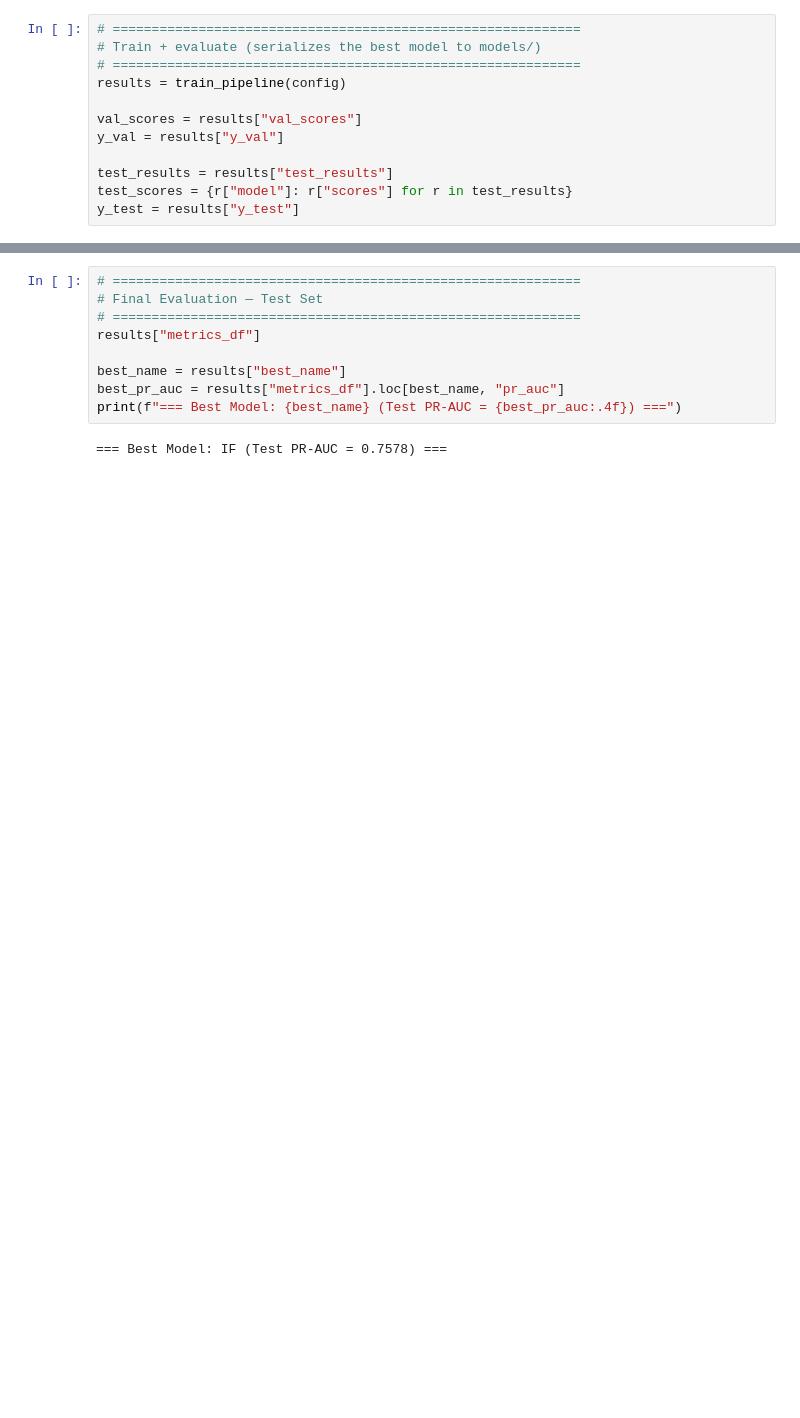
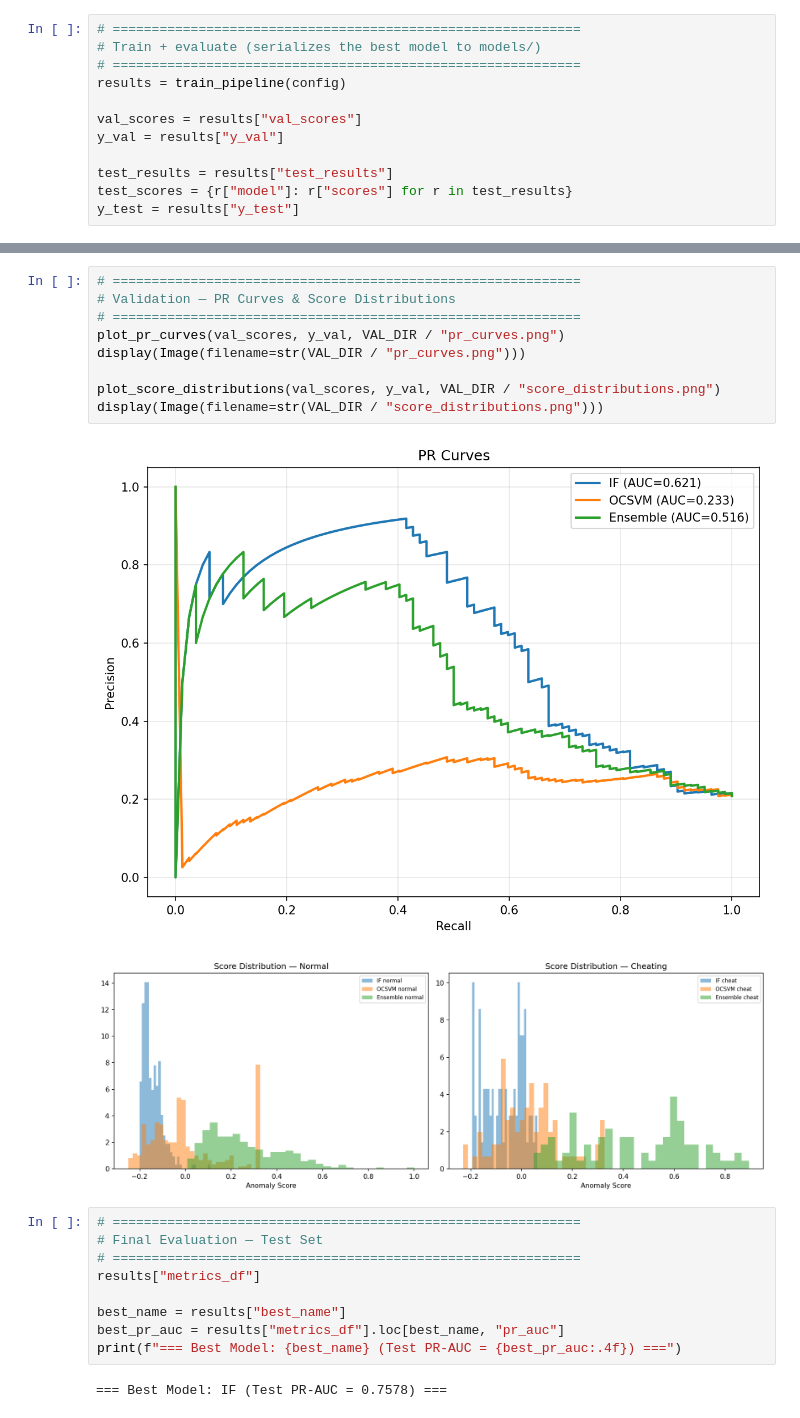
Before and after one commit to AsserMahmoud-DS/Proctoring-Behavioral-Anomaly-Detection, a Jupyter notebook: notebooks/train_evaluate.ipynb, the cells around one changed output, grey strips where cells are left out. Drawn from its saved outputs; the diff is of its cells as text; blank space fills up the shorter version.

```diff
--- a/notebooks/train_evaluate.ipynb
+++ b/notebooks/train_evaluate.ipynb
@@ -36,3 +54,15 @@ plot_score_distributions(val_scores, y_val, VAL_DIR / "score_distributions.png")
+# %%
+# ============================================================
+# Validation — PR Curves & Score Distributions
+# ============================================================
+plot_pr_curves(val_scores, y_val, VAL_DIR / "pr_curves.png")
+display(Image(filename=str(VAL_DIR / "pr_curves.png")))
+
+plot_score_distributions(val_scores, y_val, VAL_DIR / "score_distributions.png")
+display(Image(filename=str(VAL_DIR / "score_distributions.png")))
+# %% [output]
+[figure, added]
+[figure, added]
 # %%
 # ============================================================
 # Final Evaluation — Test Set
```
Also changed, not shown: parts of 3 cells of this notebook.
